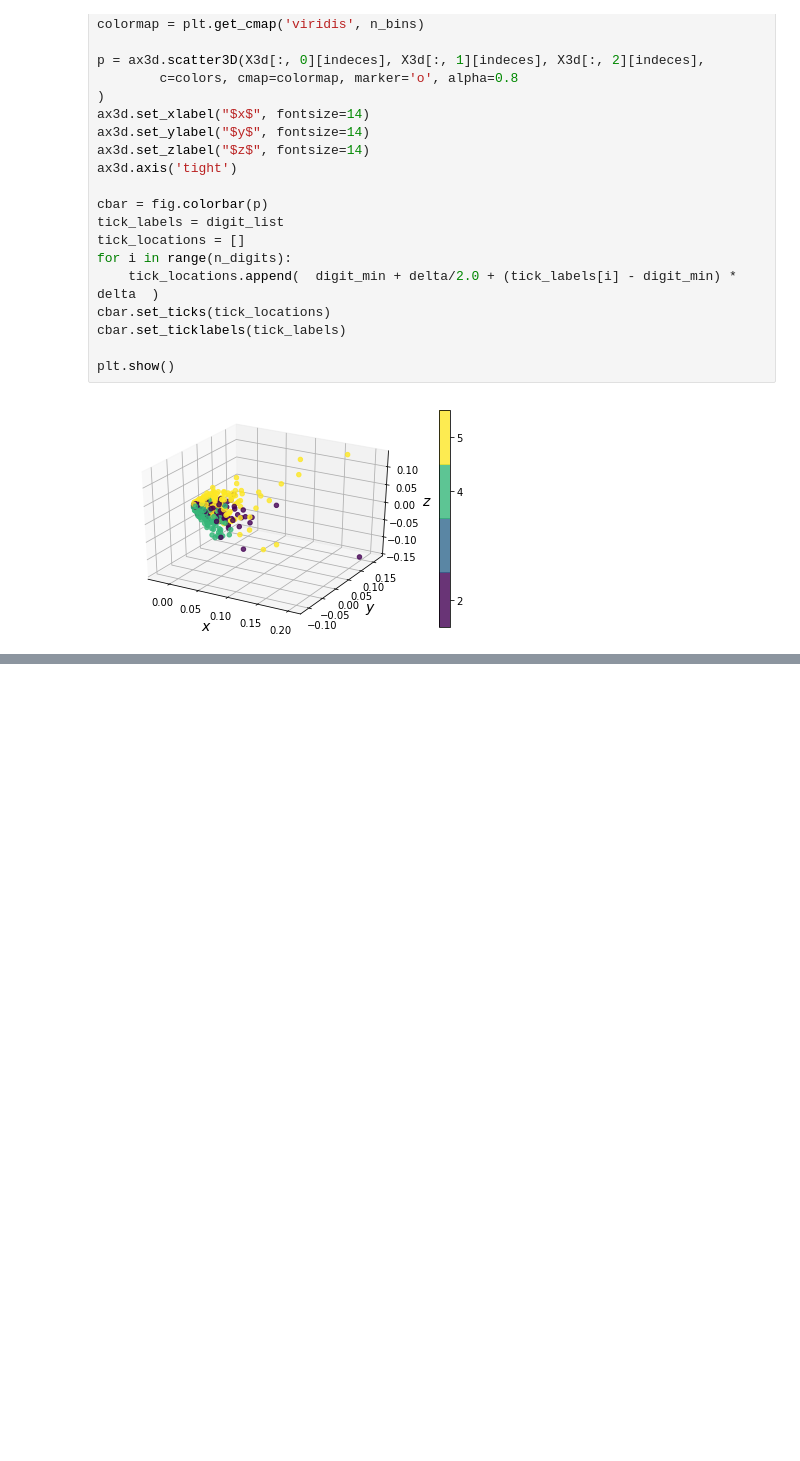
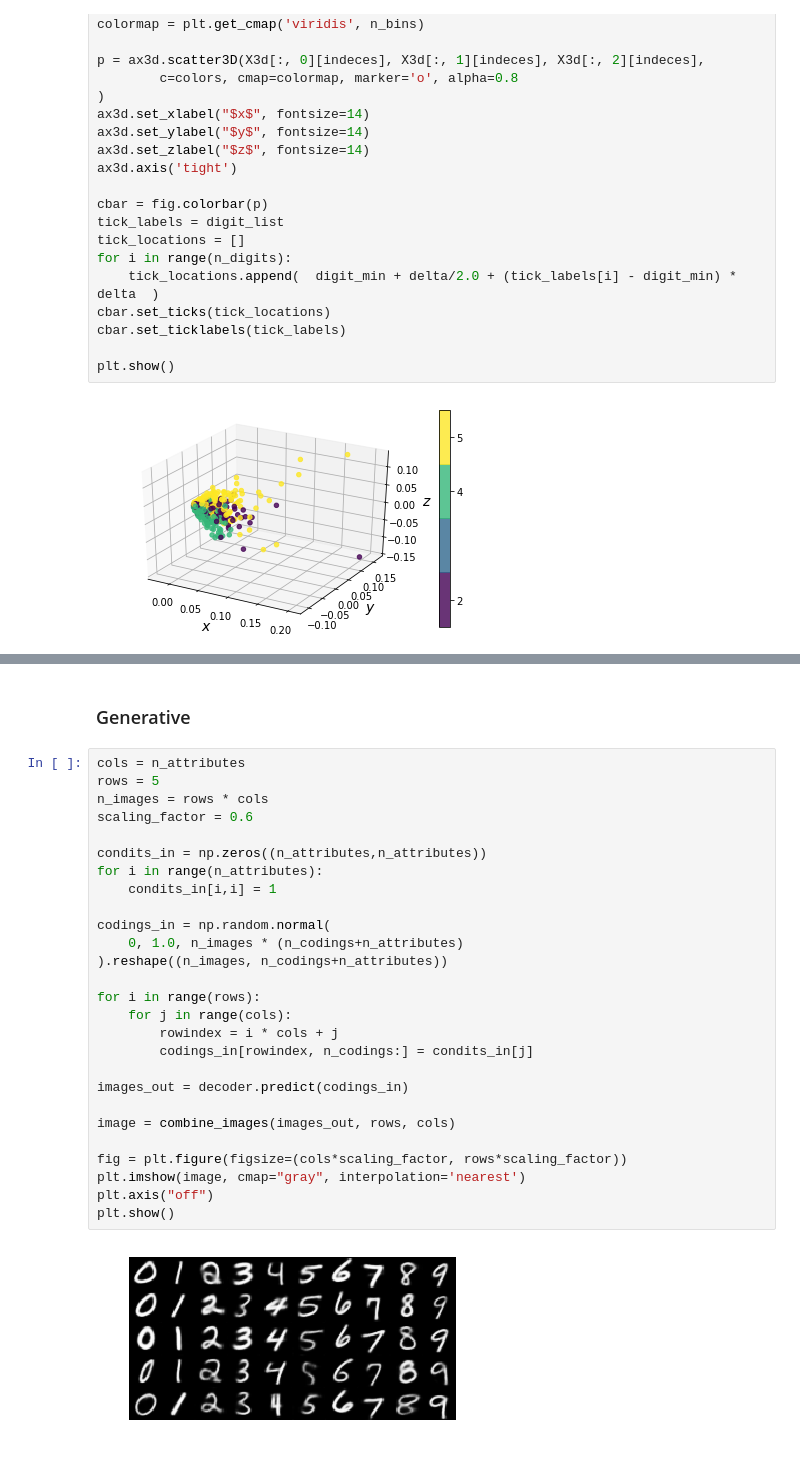
Before and after one commit to mathybit/ml-tutorials, a Jupyter notebook: autoencoders.ipynb, the cells around one changed output, grey strips where cells are left out. Saved outputs shown, nothing was run; the diff lists cells and outputs as text; blank space fills up the shorter version.

```diff
--- a/autoencoders.ipynb
+++ b/autoencoders.ipynb
@@ -2610,0 +2985,31 @@ print()
+# %% [markdown]
+### Generative
+# %%
+cols = n_attributes
+rows = 5
+n_images = rows * cols
+scaling_factor = 0.6
+
+condits_in = np.zeros((n_attributes,n_attributes))
+for i in range(n_attributes):
+    condits_in[i,i] = 1
+
+codings_in = np.random.normal(
+    0, 1.0, n_images * (n_codings+n_attributes)
+).reshape((n_images, n_codings+n_attributes))
+
+for i in range(rows):
+    for j in range(cols):
+        rowindex = i * cols + j
+        codings_in[rowindex, n_codings:] = condits_in[j]
+
+images_out = decoder.predict(codings_in)
+
+image = combine_images(images_out, rows, cols)
+
+fig = plt.figure(figsize=(cols*scaling_factor, rows*scaling_factor))
+plt.imshow(image, cmap="gray", interpolation='nearest')
+plt.axis("off")
+plt.show()
+# %% [output]
+[figure, added]
```
Also changed, not shown: parts of 51 cells of this notebook, 9 other files.
